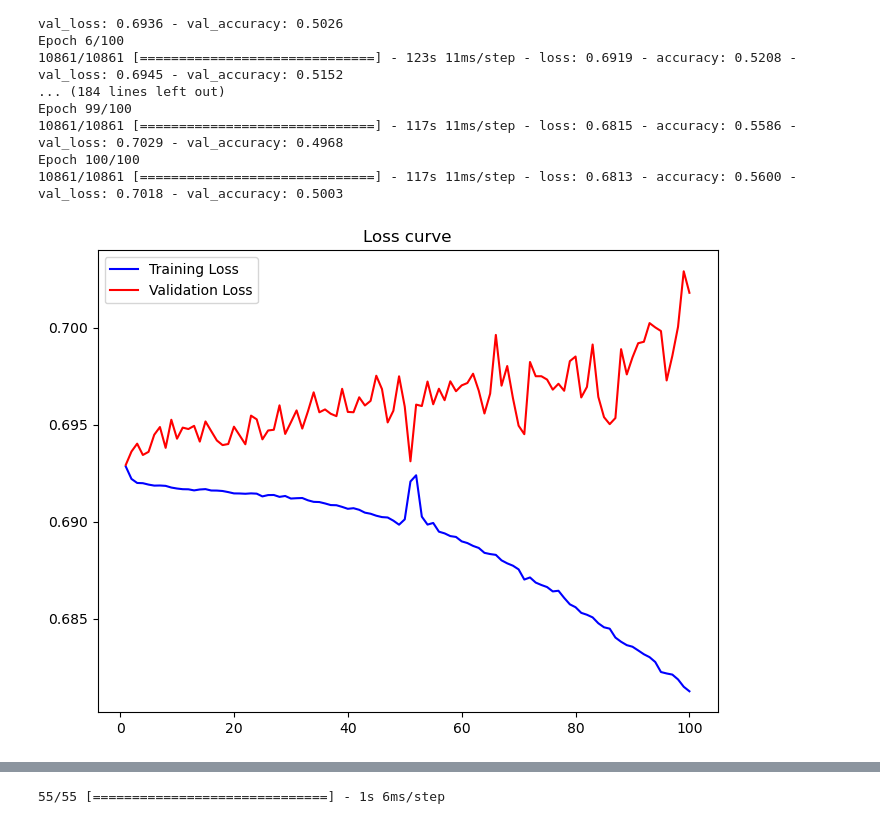
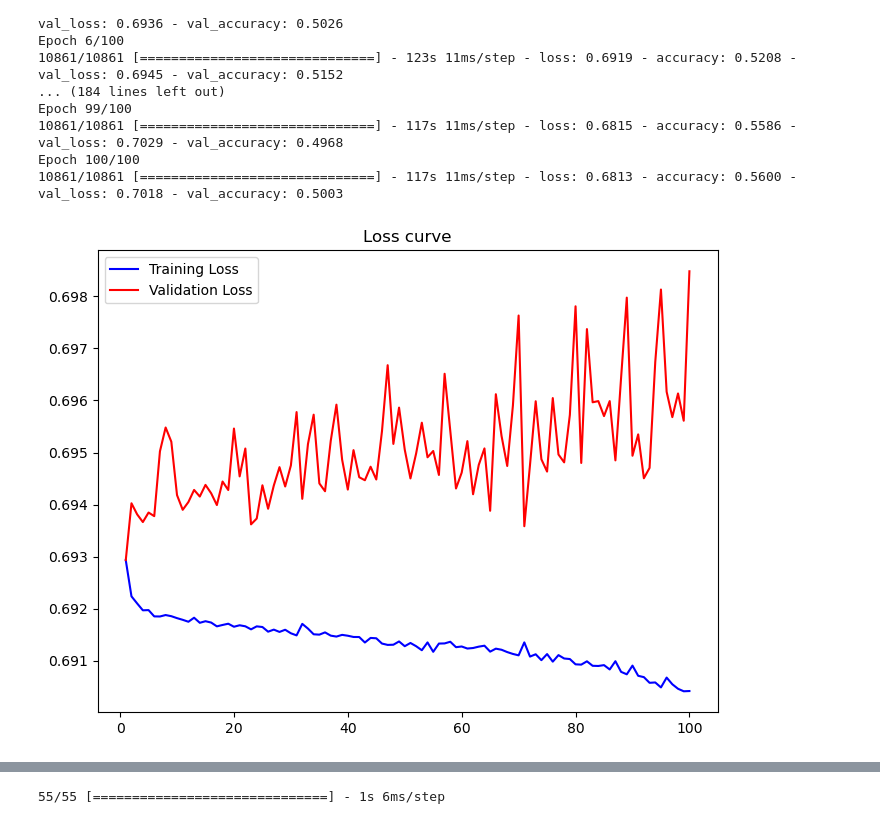
Before and after one commit to Farzad-ES/Crypto-Price-Forecasting, a Jupyter notebook: Time Series Forecaster.ipynb, the cells around one changed output, grey strips where cells are left out. Drawn from its saved outputs; the diff is of its cells as text; code cells hidden in the pictures.

```diff
--- a/Time Series Forecaster.ipynb
+++ b/Time Series Forecaster.ipynb
@@ -455,12 +496,12 @@ validation_accuracy_values_lstm_classification=np.loadtxt('./LSTM Model/LSTM Cla
 # %%
 plt.figure(figsize=(8,6))
 plt.title('Loss curve')
-plt.plot(range(1,101), training_history.history['loss'], color='blue', label='Training Loss')
-plt.plot(range(1,101), training_history.history['val_loss'], color='red', label='Validation Loss')
+plt.plot(range(1,101), training_loss_values_lstm_classification, color='blue', label='Training Loss')
+plt.plot(range(1,101), validation_loss_values_lstm_classification, color='red', label='Validation Loss')
 plt.legend()
 plt.show()
 # %% [output]
-[figure, old version]
+[figure, new version]
 # %%
 plt.figure(figsize=(8,6))
 plt.title('Accuracy curve')
```
Also changed, not shown: parts of 11 cells of this notebook.
